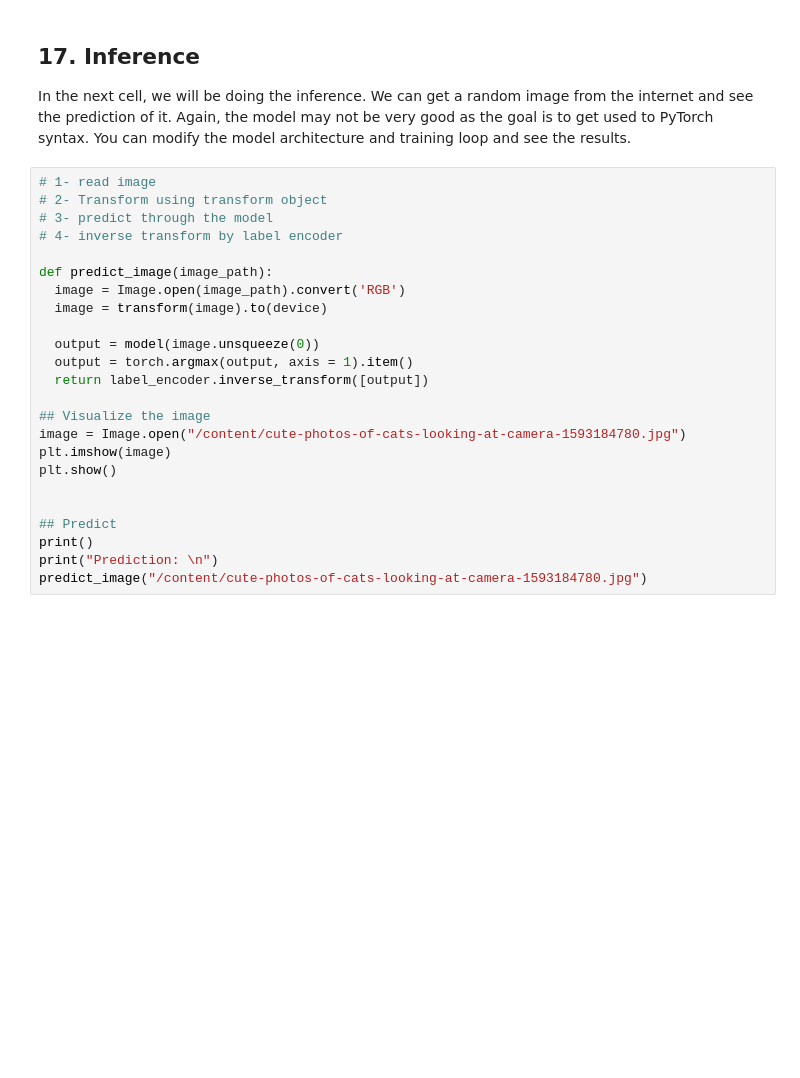
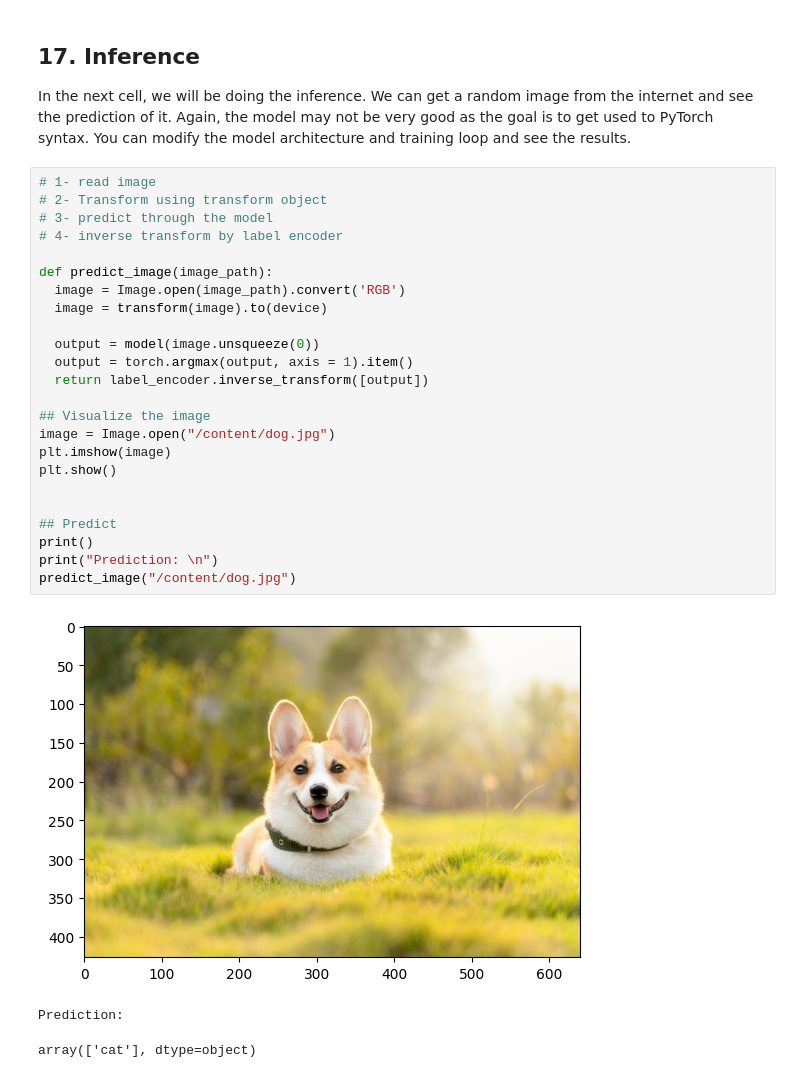
Before and after one commit to CodeofRahul/PyTorch_Projects, a Jupyter notebook: Image_Classification.ipynb, the cells around one changed output. Drawn from its saved outputs; the diff is of its cells as text; blank space fills up the shorter version.

```diff
--- a/Image_Classification.ipynb
+++ b/Image_Classification.ipynb
@@ -348,24 +352,28 @@ In the next cell, we will be doing the inference. We can get a random image from
 # %%
 # 1- read image
 # 2- Transform using transform object
 # 3- predict through the model
 # 4- inverse transform by label encoder
 
 def predict_image(image_path):
   image = Image.open(image_path).convert('RGB')
   image = transform(image).to(device)
 
   output = model(image.unsqueeze(0))
   output = torch.argmax(output, axis = 1).item()
   return label_encoder.inverse_transform([output])
 
 ## Visualize the image
-image = Image.open("/content/cute-photos-of-cats-looking-at-camera-1593184780.jpg")
+image = Image.open("/content/dog.jpg")
 plt.imshow(image)
 plt.show()
 
 
 ## Predict
 print()
 print("Prediction: \n")
-predict_image("/content/cute-photos-of-cats-looking-at-camera-1593184780.jpg")
+predict_image("/content/dog.jpg")
+# %% [output]
+[figure, added]
+Prediction:
+array(['cat'], dtype=object)
```
Also changed, not shown: parts of 3 cells of this notebook.
